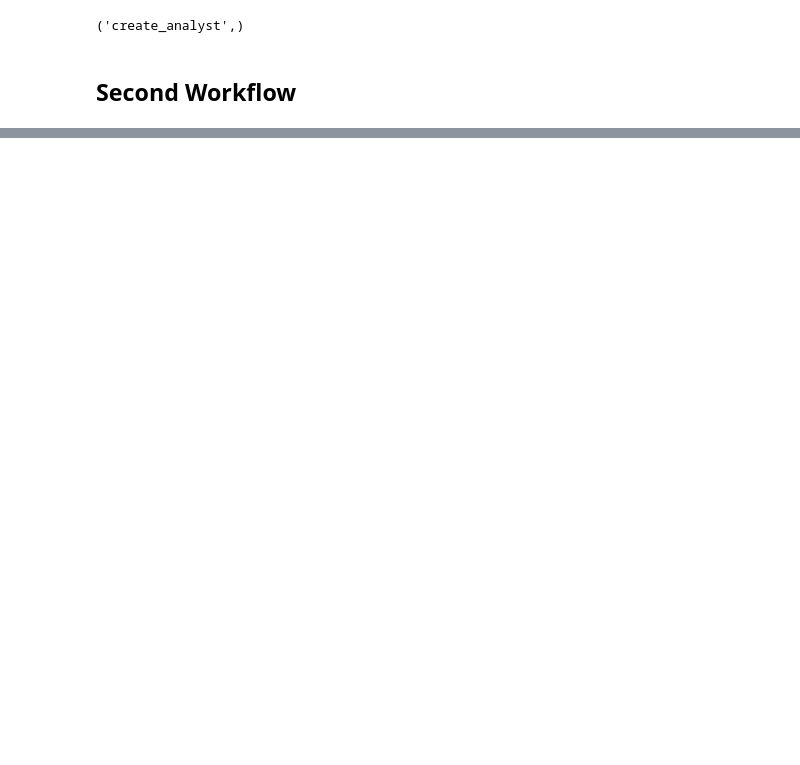
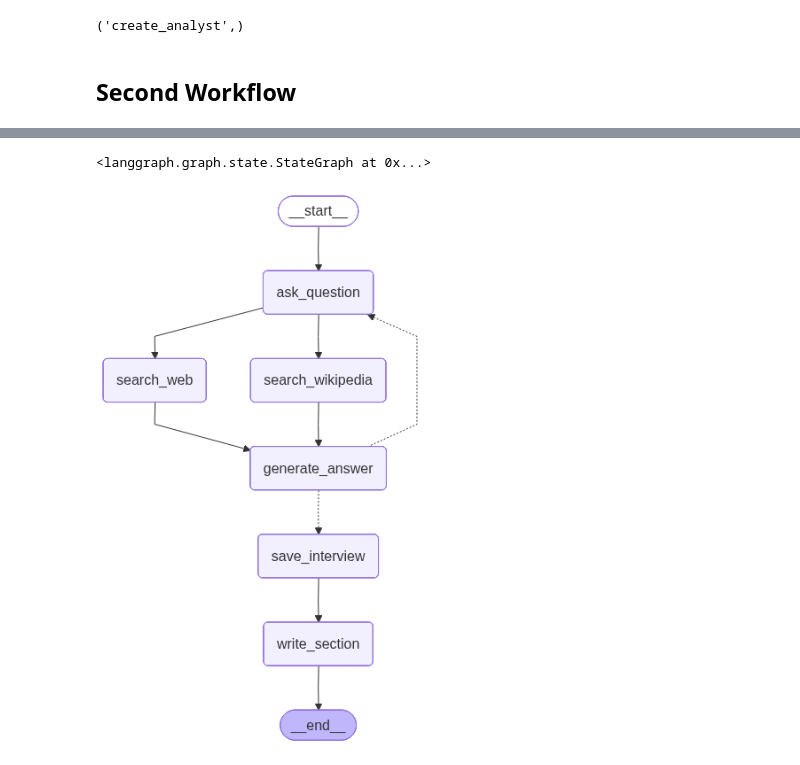
Before and after one commit to Mmbsaksd/automated-research-report-generation, a Jupyter notebook: notebook/test.ipynb, the cells around one changed output, grey strips where cells are left out. Drawn from its saved outputs; the diff is of its cells as text; code cells hidden in the pictures; blank space fills up the shorter version.

```diff
--- a/notebook/test.ipynb
+++ b/notebook/test.ipynb
@@ -277,6 +280,9 @@ def generate_answer(state:InterviewState):
 # %%
 def search_wikipedia(state:InterviewState):
     pass
+# %%
+def route_messages(state:InterviewState):
+    pass
 # %%
 def save_interview(state:InterviewState):
     pass
@@ -293,7 +301,19 @@ interview_builder.add_node("write_section", write_section)
 # %%
 interview_builder.add_edge(START,"ask_question")
 interview_builder.add_edge("ask_question","search_web")
-interview_builder.add_edge()
-interview_builder.add_edge()
-interview_builder.add_edge()
-interview_builder.add_edge()
+interview_builder.add_edge("ask_question","search_wikipedia")
+interview_builder.add_edge("search_web", "generate_answer")
+interview_builder.add_edge("search_wikipedia","generate_answer")
+interview_builder.add_conditional_edges("generate_answer",
+                           route_messages,
+                           ["ask_question","save_interview"])
+interview_builder.add_edge("save_interview","write_section")
+interview_builder.add_edge("write_section",END)
+# %% [output]
+<langgraph.graph.state.StateGraph at 0x...>
+# %%
+interview_graph = interview_builder.compile(checkpointer=memory).with_config(run_name="Conduct Interview")
+# %%
+display(Image(interview_graph.get_graph().draw_mermaid_png()))
+# %% [output]
+[figure, added]
```
Also changed, not shown: parts of 8 cells of this notebook.
